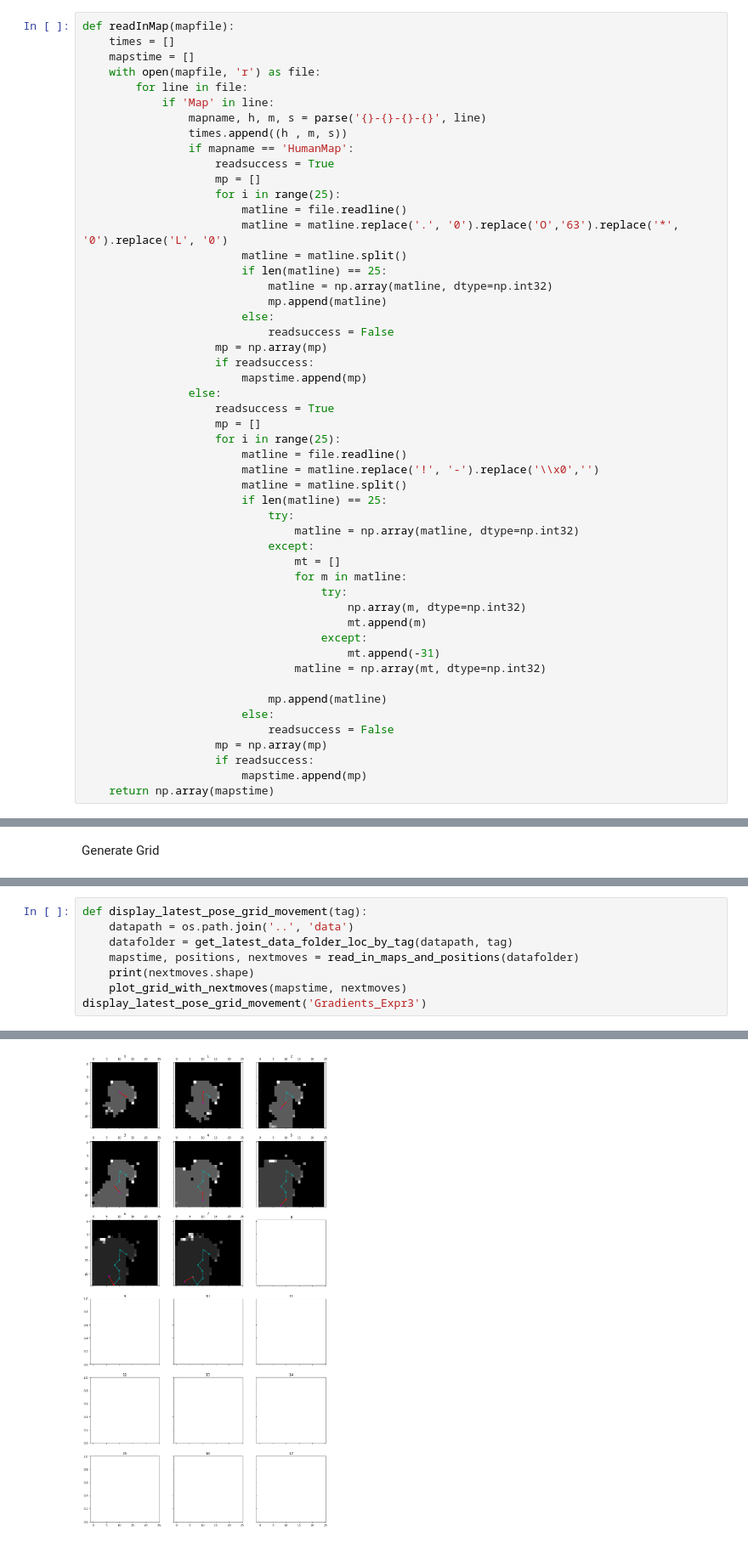
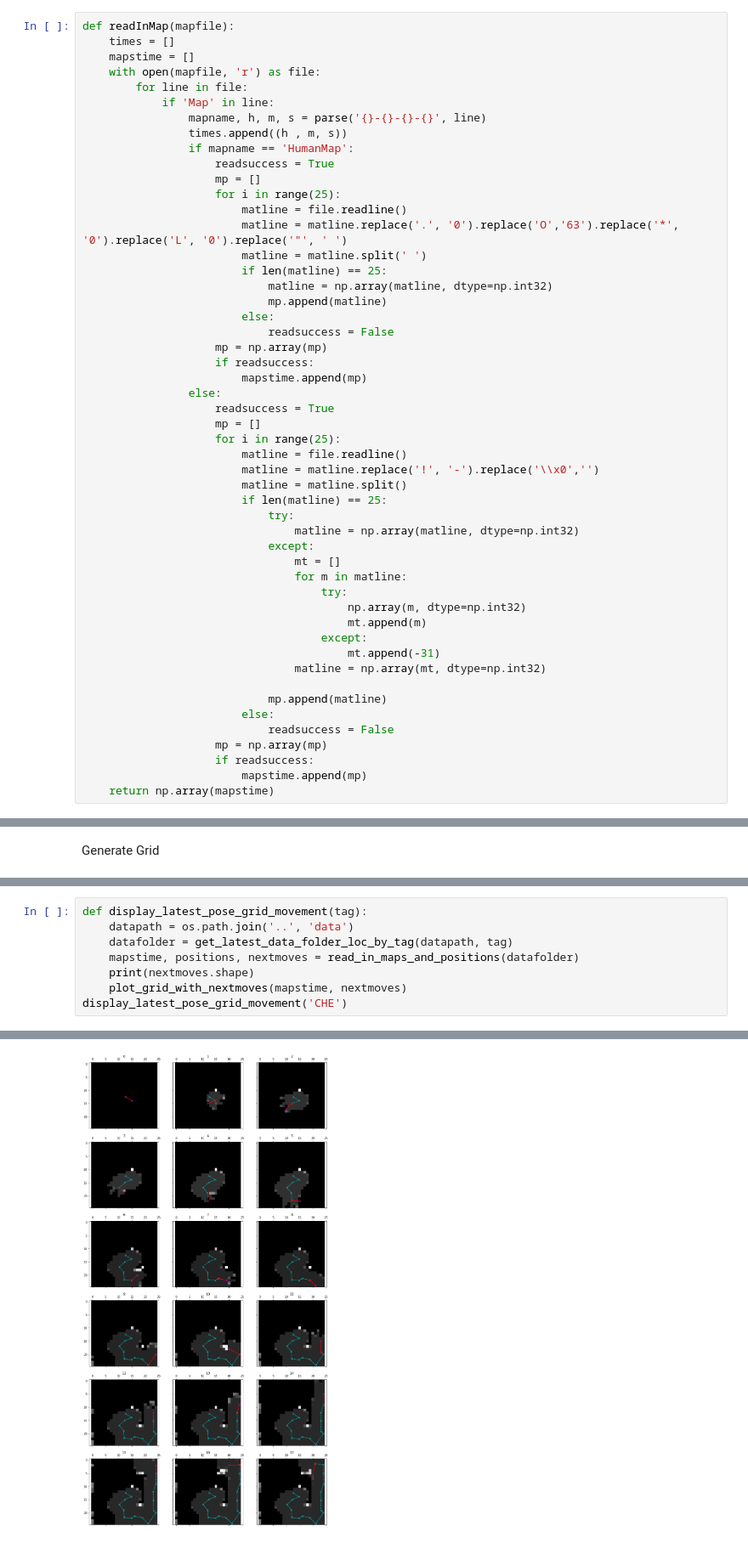
Before and after one commit to mhl787156/RomiExperiments, a Jupyter notebook: scripts/analyseData2.ipynb, the cells around one changed output, grey strips where cells are left out. Shown: that part at 85% size. Cells and saved outputs as stored; diff of their text form.

```diff
--- a/scripts/analyseData2.ipynb
+++ b/scripts/analyseData2.ipynb
@@ -61,8 +61,8 @@ def readInMap(mapfile):
                     mp = []
                     for i in range(25):
                         matline = file.readline()
-                        matline = matline.replace('.', '0').replace('O','63').replace('*', '0').replace('L', '0')
-                        matline = matline.split()
+                        matline = matline.replace('.', '0').replace('O','63').replace('*', '0').replace('L', '0').replace('"', ' ')
+                        matline = matline.split(' ')
                         if len(matline) == 25:
                             matline = np.array(matline, dtype=np.int32)
                             mp.append(matline)
@@ -379,11 +379,11 @@ display_latest_pose_grid('Gradients_Test1_Empty')
 # %%
 def display_latest_pose_grid_movement(tag):
     datapath = os.path.join('..', 'data')
     datafolder = get_latest_data_folder_loc_by_tag(datapath, tag)
     mapstime, positions, nextmoves = read_in_maps_and_positions(datafolder)
     print(nextmoves.shape)
     plot_grid_with_nextmoves(mapstime, nextmoves)
-display_latest_pose_grid_movement('Gradients_Expr3')
+display_latest_pose_grid_movement('CHE')
 # %% [output]
 (28, 4)
-[figure, old version]
+[figure, new version]
```
Also changed, not shown: parts of 2 cells of this notebook.
